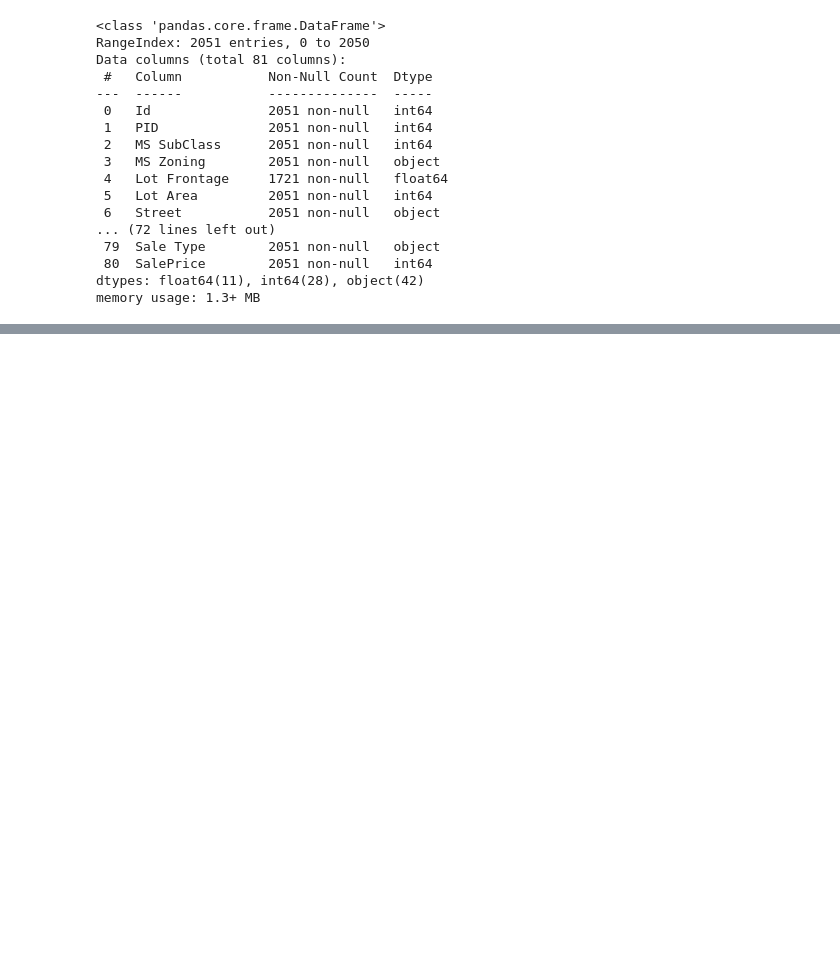
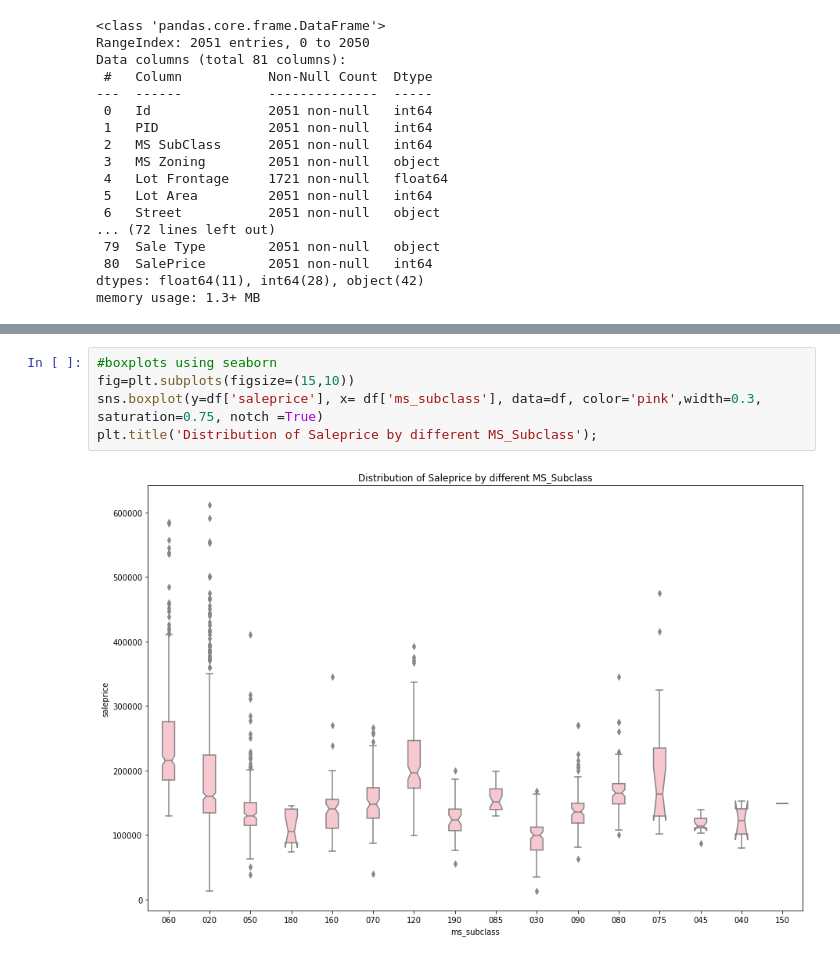
Before and after one commit to sabaiitj/Ames-Housing-Data, a Jupyter notebook: project_2_Saba.ipynb, the cells around one changed output, grey strips where cells are left out. Drawn from its saved outputs; the diff is of its cells as text; blank space fills up the shorter version.

```diff
--- a/project_2_Saba.ipynb
+++ b/project_2_Saba.ipynb
@@ -68,0 +138,7 @@ submission_df.to_csv('Datasets/dummy_submission.csv',index=False)
+# %%
+#boxplots using seaborn
+fig=plt.subplots(figsize=(15,10))
+sns.boxplot(y=df['saleprice'], x= df['ms_subclass'], data=df, color='pink',width=0.3, saturation=0.75, notch =True)
+plt.title('Distribution of Saleprice by different MS_Subclass');
+# %% [output]
+[figure, added]
```
Also changed, not shown: parts of 139 cells of this notebook.
